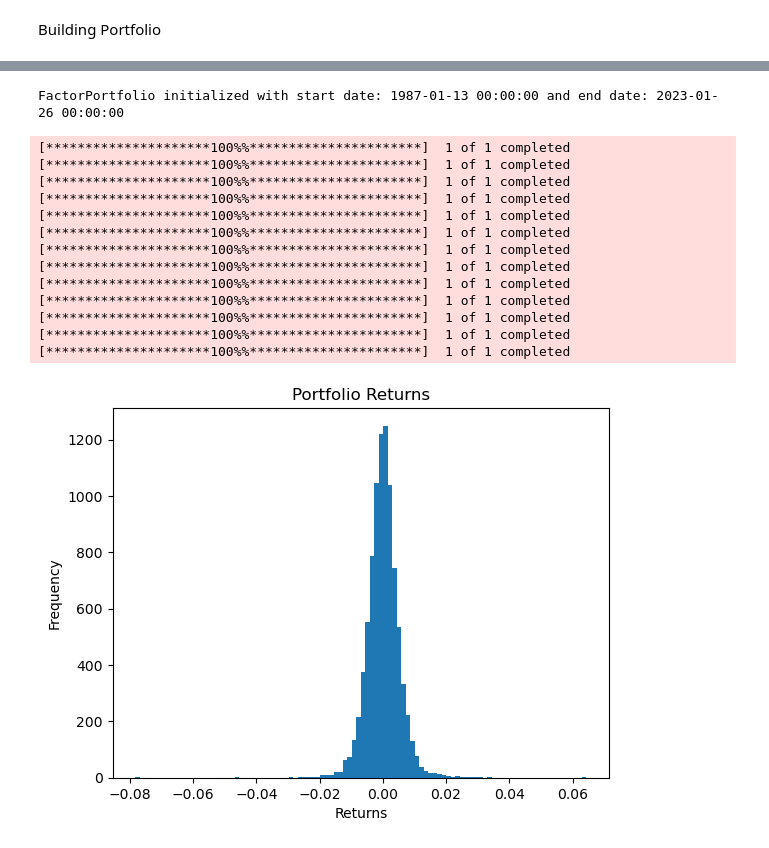
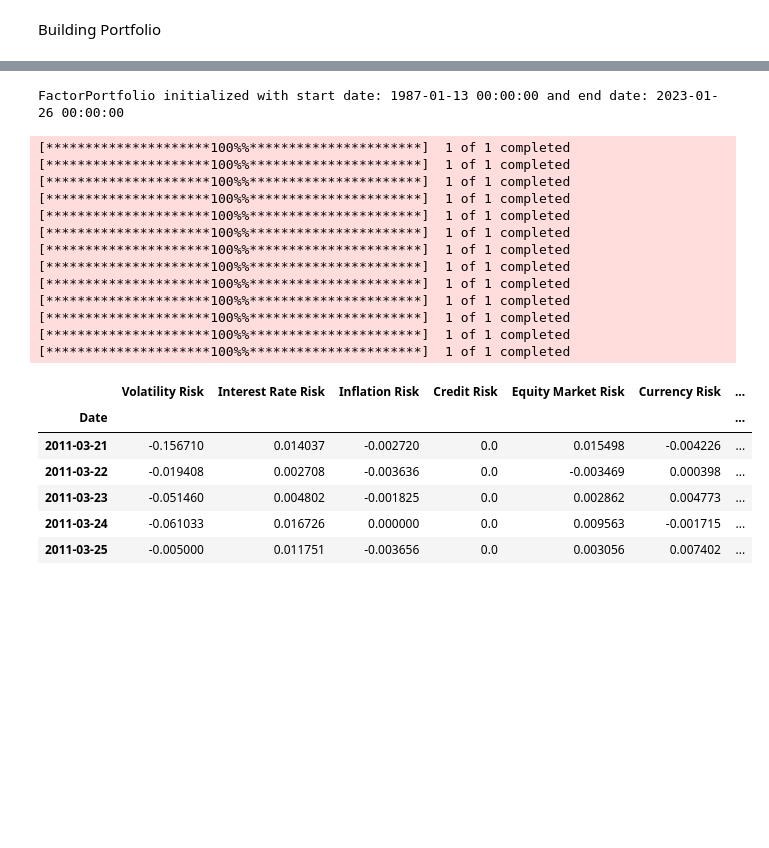
Before and after one commit to AlgoGators/factor_model, a Jupyter notebook: factorModeling.ipynb, the cells around one changed output, grey strips where cells are left out. Saved outputs shown, nothing was run; the diff lists cells and outputs as text; code cells hidden in the pictures; blank space fills up the shorter version.

```diff
--- a/factorModeling.ipynb
+++ b/factorModeling.ipynb
@@ -23,27 +46,27 @@ Contract 5 / 40 (HG) added to the portfolio.
 # %%
 # Initialize FactorPortfolio object
 factor_portfolio = FactorPortfolio(start_date=portfolio_returns.index[0], end_date=portfolio_returns.index[-1])
+factor_returns = factor_portfolio.get_returns()
+factor_returns.head()
 # %% [output]
 FactorPortfolio initialized with start date: 1987-01-13 00:00:00 and end date: 2023-01-26 00:00:00
 [*********************100%%**********************]  1 of 1 completed
 [*********************100%%**********************]  1 of 1 completed
 [*********************100%%**********************]  1 of 1 completed
 [*********************100%%**********************]  1 of 1 completed
 [*********************100%%**********************]  1 of 1 completed
 [*********************100%%**********************]  1 of 1 completed
 [*********************100%%**********************]  1 of 1 completed
 [*********************100%%**********************]  1 of 1 completed
 [*********************100%%**********************]  1 of 1 completed
 [*********************100%%**********************]  1 of 1 completed
 [*********************100%%**********************]  1 of 1 completed
 [*********************100%%**********************]  1 of 1 completed
 [*********************100%%**********************]  1 of 1 completed
+|  | Volatility Risk | Interest Rate Risk | Inflation Risk | Credit Risk | Equity Market Risk | Currency Risk | ... |
+| Date |  |  |  |  |  |  | ... |
+| 2011-03-21 | -0.156710 | 0.014037 | -0.002720 | 0.0 | 0.015498 | -0.004226 | ... |
+| 2011-03-22 | -0.019408 | 0.002708 | -0.003636 | 0.0 | -0.003469 | 0.000398 | ... |
+| 2011-03-23 | -0.051460 | 0.004802 | -0.001825 | 0.0 | 0.002862 | 0.004773 | ... |
+| 2011-03-24 | -0.061033 | 0.016726 | 0.000000 | 0.0 | 0.009563 | -0.001715 | ... |
+| 2011-03-25 | -0.005000 | 0.011751 | -0.003656 | 0.0 | 0.003056 | 0.007402 | ... |
-# %%
-# Plotting returns
-plt.hist(portfolio_returns, bins=100)
-plt.title('Portfolio Returns')
-plt.xlabel('Returns')
-plt.ylabel('Frequency')
-plt.show()
-# %% [output]
-[figure, removed]
```
Also changed, not shown: parts of 12 cells of this notebook, 1 other file.
